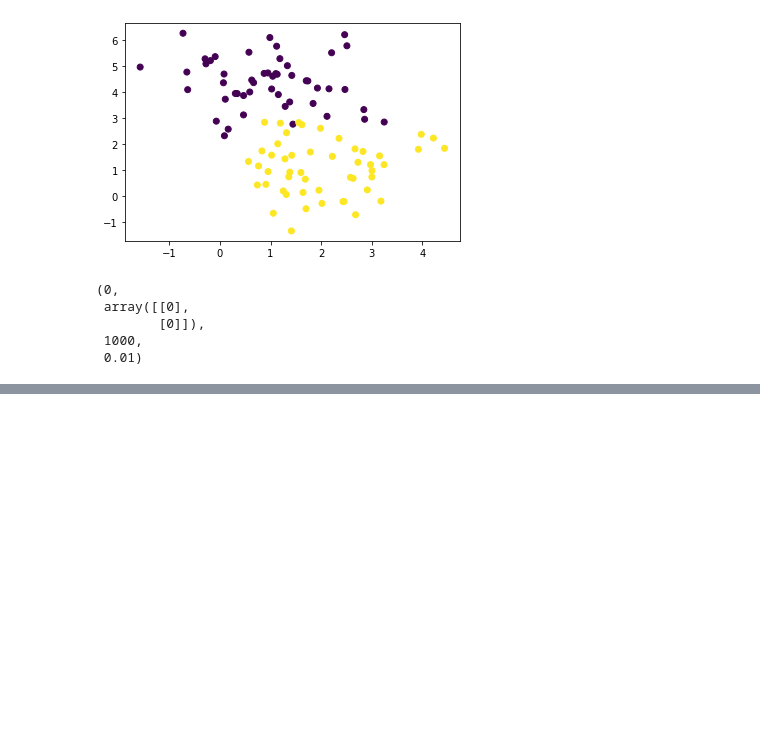
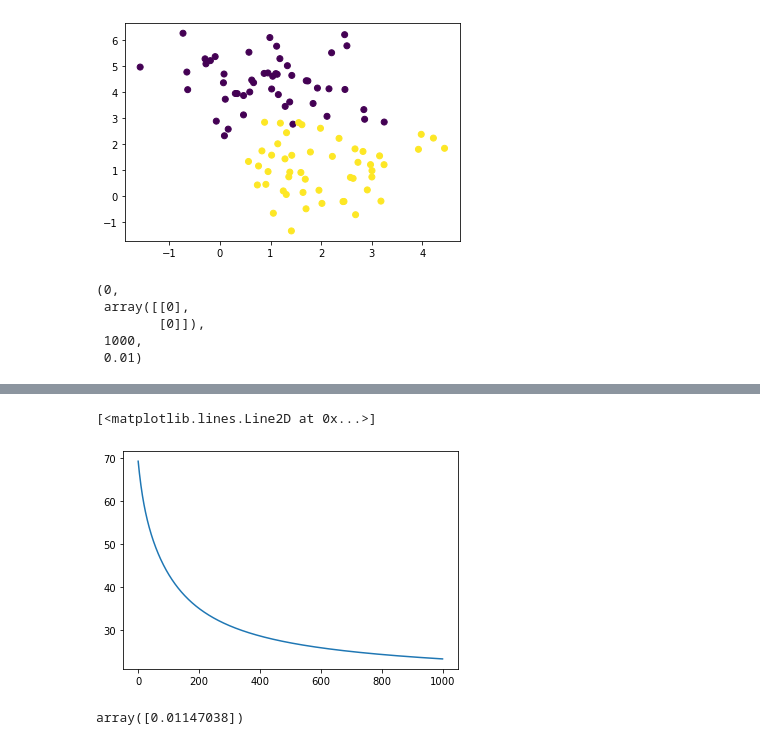
Before and after one commit to Saitam1602/deep_learning, a Jupyter notebook: es_09.ipynb, the cells around one changed output, grey strips where cells are left out. Cells and saved outputs as stored; diff of their text form; code cells hidden in the pictures; blank space fills up the shorter version.

Commit message:
es-9 TODO: fix last plot

```diff
--- a/es_09.ipynb
+++ b/es_09.ipynb
@@ -51,4 +53,7 @@ import matplotlib.pyplot as plt
 from sklearn.datasets import make_blobs
 # %%
 X_, y_ = make_blobs(n_samples=100 ,centers = 2, n_features=2, random_state=0)
+#(m,2) (m,)
 X_.shape, y_.shape
+X = X_.T
+y = y_.reshape(1,-1)
@@ -75,9 +75,6 @@ b = 0
 w = np.array([0,0]).reshape(-1,1)
 iterazioni = 1000
 lmbd = 0.01
-X = X_.T
-y = y_
-
 b, w, iterazioni, lmbd
 # %% [output]
 (0,
@@ -86,7 +83,8 @@ b, w, iterazioni, lmbd
  1000,
  0.01)
 # %%
-for i in range(iterazioni):
+costo = []
+for i in range(1000):
     Z = np.dot(w.T,X) + b
     A = 1 / (1 + np.e ** -Z)
     dZ = A - y
@@ -94,7 +92,9 @@ for i in range(iterazioni):
     db = 1 / X.shape[1] * np.sum(dZ)
     w = w - lmbd*dw
     b = b - lmbd*db
-b,w
+    L = -1 / len(y) * (np.dot(y, np.log(A).T) + np.dot(1- y, np.log(1 - A).T))
+    costo.append(L.squeeze())
+b,w, costo
 # %% [output]
 (0.6303489379153409,
  array([[ 1.116714  ],
@@ -101,0 +121,12 @@ b,w
+# %%
+plt.plot(costo)
+# %% [output]
+[<matplotlib.lines.Line2D at 0x...>]
+[figure, added]
+# %%
+X_toPredict = np.array([0,5]).T
+Z_new = np.dot(w.T, X_toPredict) + b
+y_predict = 1/(1+np.e**-Z_new)
+y_predict
+# %% [output]
+array([0.01147038])
```
Also changed, not shown: parts of 11 cells of this notebook.
